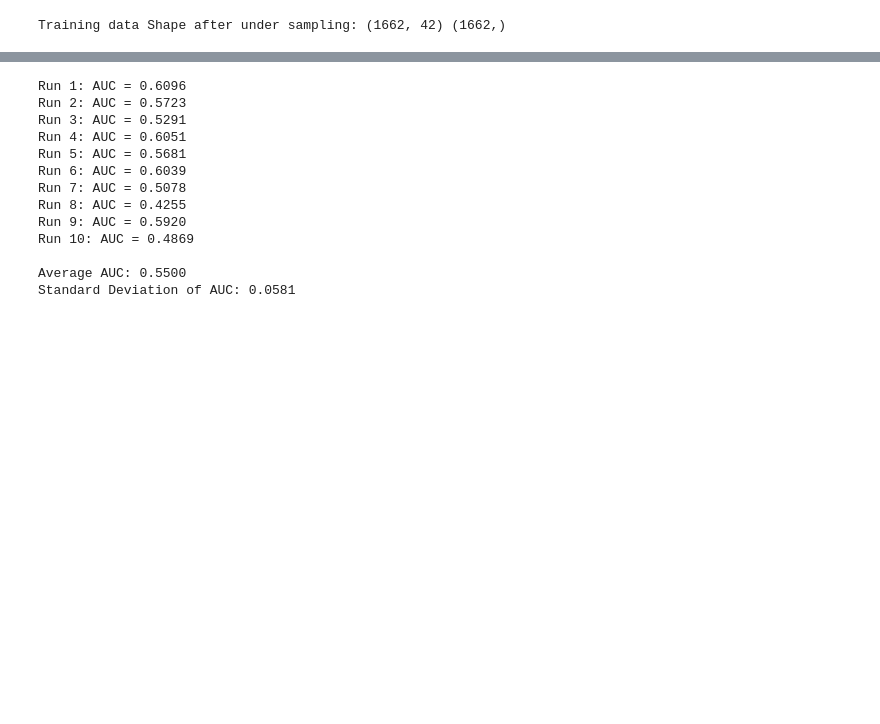
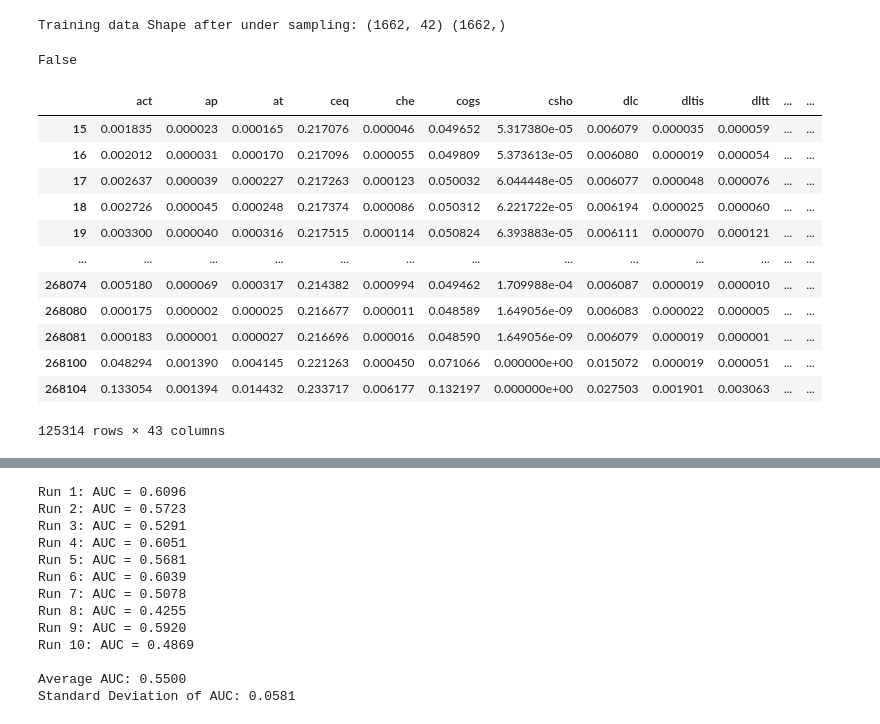
Before and after one commit to syedshahlal/MDA_TextAnalysis, a Jupyter notebook: notebook/MLP_Pytorch.ipynb, the cells around one changed output, grey strips where cells are left out. Saved outputs shown, nothing was run; the diff lists cells and outputs as text; code cells hidden in the pictures; blank space fills up the shorter version.

```diff
--- a/notebook/MLP_Pytorch.ipynb
+++ b/notebook/MLP_Pytorch.ipynb
@@ -136,3 +218,7 @@ Training data Shape after under sampling: (1662, 42) (1662,)
+# %%
+is_balanced
+# %% [output]
+False
 # %%
 financial_ratios_14 = ['dch_wc', 'ch_rsst', 'dch_rec', 'dch_inv', 'soft_assets', 'ch_cs', 'ch_cm', 'ch_roa', 'bm',
                           'dpi', 'reoa', 'EBIT', 'ch_fcf', 'issue']
@@ -172,0 +250,16 @@ merged_test_data_14.to_csv('/content/drive/MyDrive/Colab Notebooks/AFD/merged_te
+# %%
+merged_test_data
+# %% [output]
+|  | act | ap | at | ceq | che | cogs | csho | dlc | dltis | dltt | ... | ... |
+| 15 | 0.001835 | 0.000023 | 0.000165 | 0.217076 | 0.000046 | 0.049652 | 5.317380e-05 | 0.006079 | 0.000035 | 0.000059 | ... | ... |
+| 16 | 0.002012 | 0.000031 | 0.000170 | 0.217096 | 0.000055 | 0.049809 | 5.373613e-05 | 0.006080 | 0.000019 | 0.000054 | ... | ... |
+| 17 | 0.002637 | 0.000039 | 0.000227 | 0.217263 | 0.000123 | 0.050032 | 6.044448e-05 | 0.006077 | 0.000048 | 0.000076 | ... | ... |
+| 18 | 0.002726 | 0.000045 | 0.000248 | 0.217374 | 0.000086 | 0.050312 | 6.221722e-05 | 0.006194 | 0.000025 | 0.000060 | ... | ... |
+| 19 | 0.003300 | 0.000040 | 0.000316 | 0.217515 | 0.000114 | 0.050824 | 6.393883e-05 | 0.006111 | 0.000070 | 0.000121 | ... | ... |
+| ... | ... | ... | ... | ... | ... | ... | ... | ... | ... | ... | ... | ... |
+| 268074 | 0.005180 | 0.000069 | 0.000317 | 0.214382 | 0.000994 | 0.049462 | 1.709988e-04 | 0.006087 | 0.000019 | 0.000010 | ... | ... |
+| 268080 | 0.000175 | 0.000002 | 0.000025 | 0.216677 | 0.000011 | 0.048589 | 1.649056e-09 | 0.006083 | 0.000022 | 0.000005 | ... | ... |
+| 268081 | 0.000183 | 0.000001 | 0.000027 | 0.216696 | 0.000016 | 0.048590 | 1.649056e-09 | 0.006079 | 0.000019 | 0.000001 | ... | ... |
+| 268100 | 0.048294 | 0.001390 | 0.004145 | 0.221263 | 0.000450 | 0.071066 | 0.000000e+00 | 0.015072 | 0.000019 | 0.000051 | ... | ... |
+| 268104 | 0.133054 | 0.001394 | 0.014432 | 0.233717 | 0.006177 | 0.132197 | 0.000000e+00 | 0.027503 | 0.001901 | 0.003063 | ... | ... |
+125314 rows × 43 columns
```
Also changed, not shown: parts of 18 cells of this notebook.
